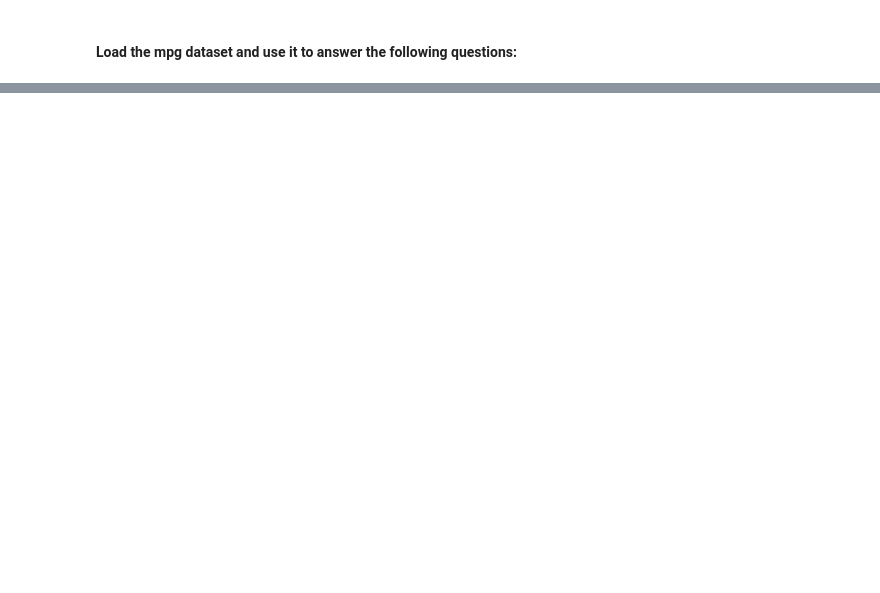
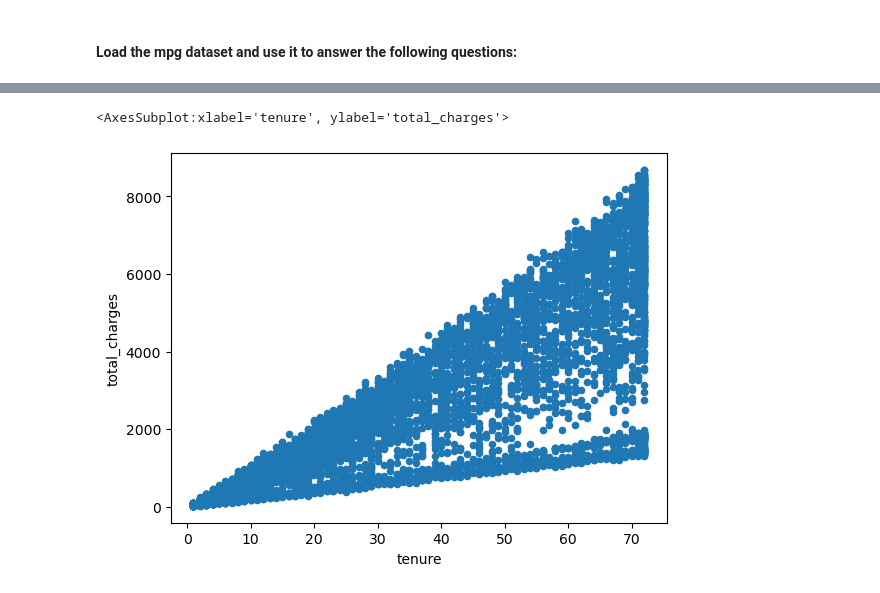
Before and after one commit to manuelparra1/statistics-exercises, a Jupyter notebook: hypothesis_testing.ipynb, the cells around one changed output, grey strips where cells are left out. Saved outputs shown, nothing was run; the diff lists cells and outputs as text; code cells hidden in the pictures; blank space fills up the shorter version.

```diff
--- a/hypothesis_testing.ipynb
+++ b/hypothesis_testing.ipynb
@@ -253,0 +414,9 @@ normal_car_combined_mileage_mean
+# %%
+url = env.get_db_url('telco_churn')
+
+sql_query = '''SELECT *
+               FROM customers
+
+               JOIN internet_service_types USING (internet_service_type_id)'''
+# %%
+telco = pd.read_sql(sql_query, url)
@@ -253,0 +463,4 @@ normal_car_combined_mileage_mean
+# %%
+telco = telco[telco['total_charges'] != ' ']
+# %%
+telco['total_charges'] = telco['total_charges'].astype(float)
@@ -253,0 +497,5 @@ normal_car_combined_mileage_mean
+# %%
+telco.plot.scatter(y='total_charges', x='tenure')
+# %% [output]
+<AxesSubplot:xlabel='tenure', ylabel='total_charges'>
+[figure, added]
```
Also changed, not shown: parts of 163 cells of this notebook.
